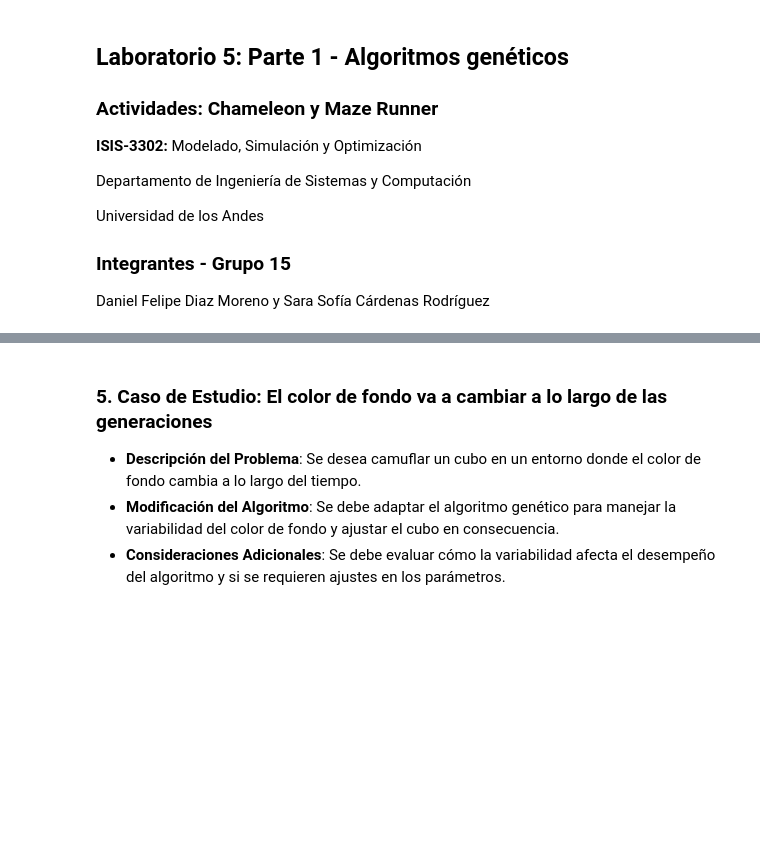
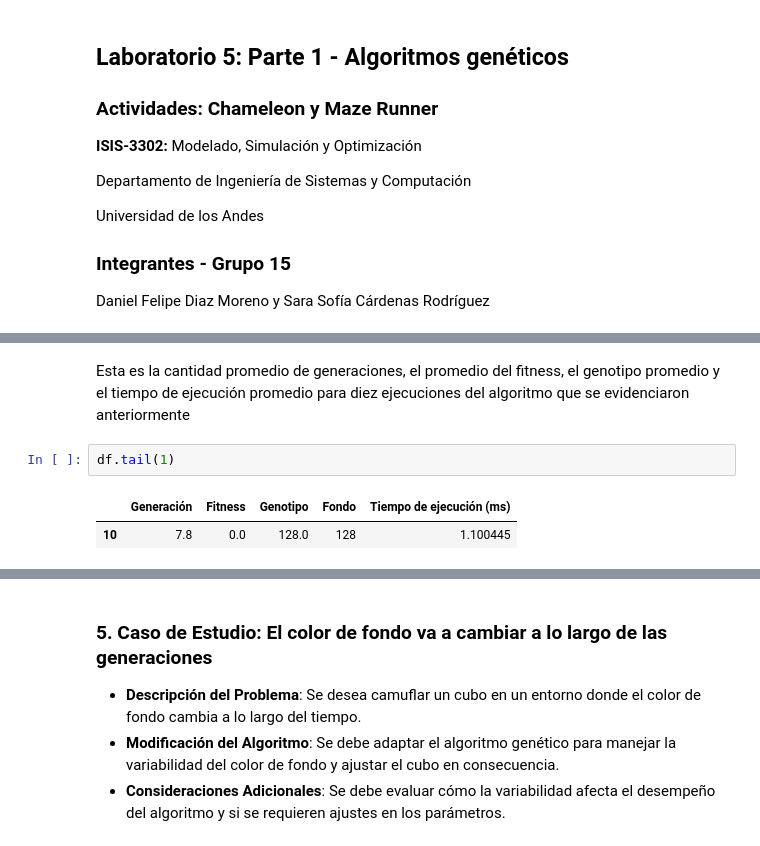
Before and after one commit to ddi4z/Laboratorios-MOS, a Jupyter notebook: Laboratorio 5/solucionP1.ipynb, the cells around one changed output, grey strips where cells are left out. Cells and saved outputs as stored; diff of their text form; blank space fills up the shorter version.

```diff
--- a/Laboratorio 5/solucionP1.ipynb
+++ b/Laboratorio 5/solucionP1.ipynb
@@ -170,0 +308,7 @@ print(algoritmoGeneticoCamuflaje.obtenerMetricas())
+# %% [markdown]
+Esta es la cantidad promedio de generaciones, el promedio del fitness, el genotipo promedio y el tiempo de ejecución promedio para diez ejecuciones del algoritmo que se evidenciaron anteriormente
+# %%
+df.tail(1)
+# %% [output]
+|  | Generación | Fitness | Genotipo | Fondo | Tiempo de ejecución (ms) |
+| 10 | 7.8 | 0.0 | 128.0 | 128 | 1.100445 |
```
Also changed, not shown: parts of 20 cells of this notebook, 1 other file.
